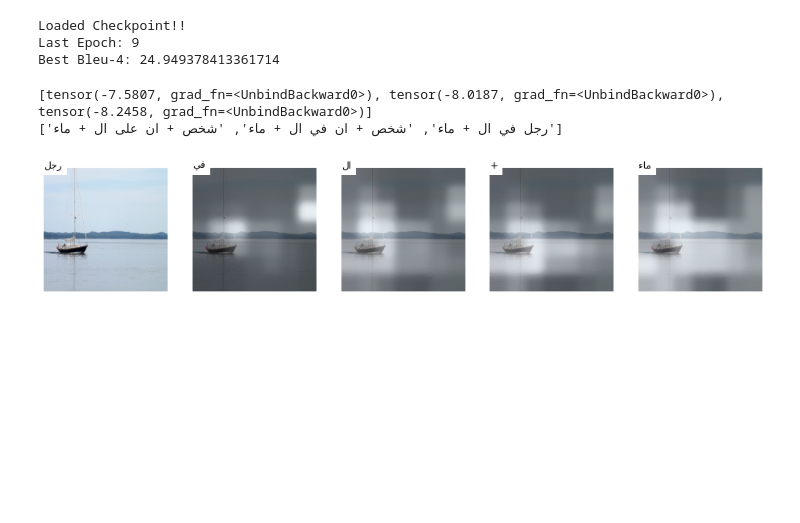
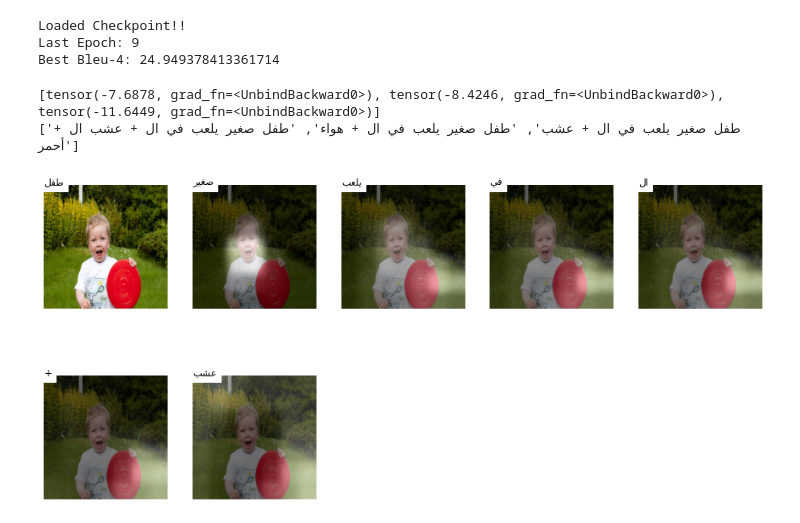
Before and after one commit to moaaztaha/Image-Captioning, a Jupyter notebook: Caption_and_Attention_Visualization.ipynb, the cells around one changed output. Cells and saved outputs as stored; diff of their text form; code cells hidden in the pictures; blank space fills up the shorter version.

```diff
--- a/Caption_and_Attention_Visualization.ipynb
+++ b/Caption_and_Attention_Visualization.ipynb
@@ -261,12 +251,11 @@ def visualize_att(image_path, seq, alphas, smooth=True):
 # %%
-img = "/content/Image-Captioning/test_examples/boat.png"
-alphas, seq, all_caps = caption_image(img)
+alphas, seq, all_caps = caption_image(img_path)
 print(all_caps)
-visualize_att(img, seq, alphas)
+visualize_att(img_path, seq, alphas)
 # %% [output]
 Loaded Checkpoint!!
 Last Epoch: 9
 Best Bleu-4: 24.949378413361714
-[tensor(-7.5807, grad_fn=<UnbindBackward0>), tensor(-8.0187, grad_fn=<UnbindBackward0>), tensor(-8.2458, grad_fn=<UnbindBackward0>)]
-['رجل في ال + ماء', 'شخص + ان في ال + ماء', 'شخص + ان على ال + ماء']
+[tensor(-7.6878, grad_fn=<UnbindBackward0>), tensor(-8.4246, grad_fn=<UnbindBackward0>), tensor(-11.6449, grad_fn=<UnbindBackward0>)]
+['طفل صغير يلعب في ال + عشب', 'طفل صغير يلعب في ال + هواء', 'طفل صغير يلعب في ال + عشب ال + أحمر']
-[figure, old version]
+[figure, new version]
```
Also changed, not shown: parts of 5 cells of this notebook.
